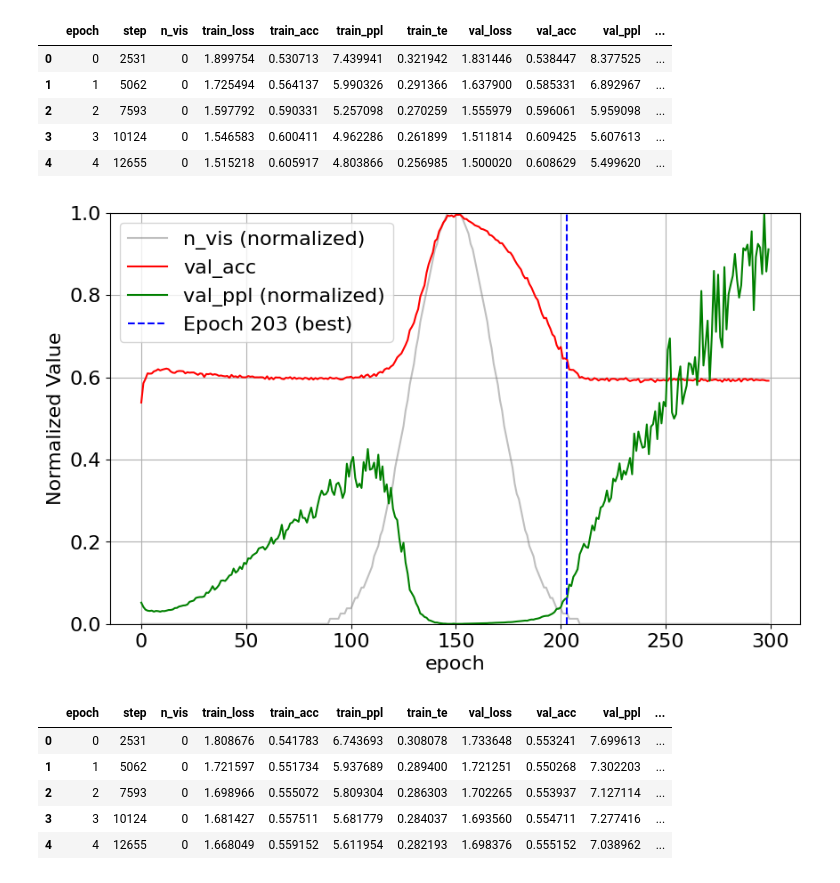
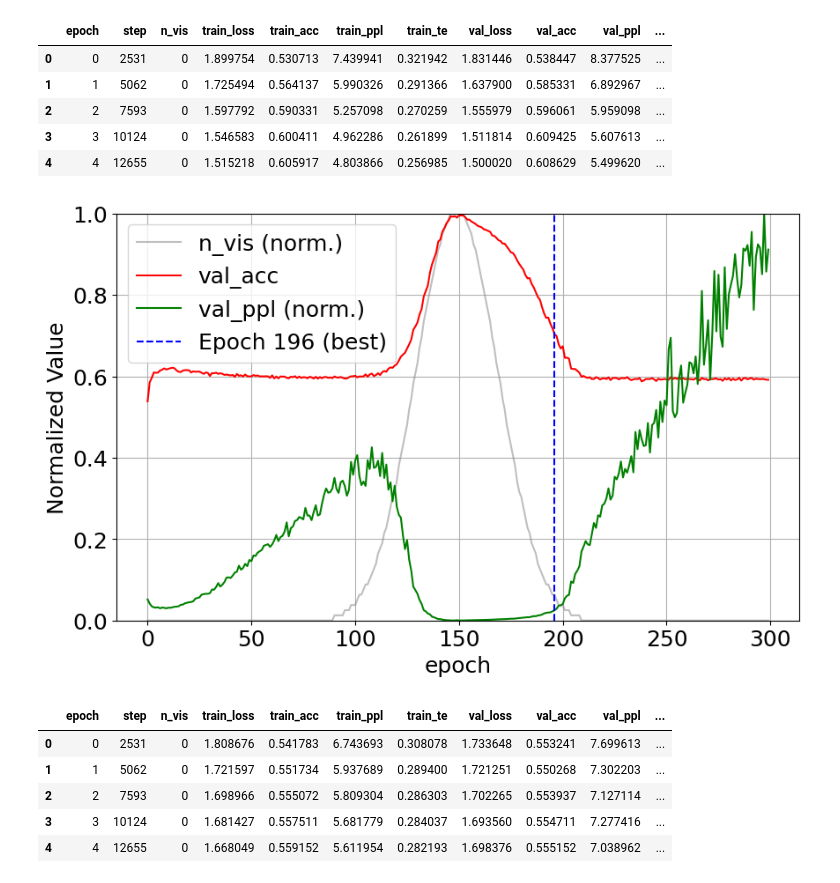
Before and after one commit to maximoskp/IdentityPreservingLatentGuidance, a Jupyter notebook: make_figs.ipynb, the cells around one changed output. Drawn from its saved outputs; the diff is of its cells as text; code cells hidden in the pictures.

```diff
--- a/make_figs.ipynb
+++ b/make_figs.ipynb
@@ -6,7 +6,7 @@ import seaborn as sns
 # %%
 os.makedirs('figs', exist_ok=True)
 # Increase font sizes
-plt.rcParams.update({'font.size': 16})
+plt.rcParams.update({'font.size': 18})
 # %%
 se_pre = pd.read_csv('results/SE/pretraining.csv')
 se_pre.head()
@@ -20,30 +20,30 @@ se_pre.head()
 # %%
 # Normalize n_vis to [0,1]
 n_vis_norm = (se_pre['n_vis'] - se_pre['n_vis'].min()) / (se_pre['n_vis'].max() - se_pre['n_vis'].min())
 
 # val_acc is already in [0,1]
 val_acc = se_pre['val_acc']
 
 # Normalize val_ppl to [0,1]
 val_ppl_norm = (se_pre['val_ppl'] - se_pre['val_ppl'].min()) / (se_pre['val_ppl'].max() - se_pre['val_ppl'].min())
 
 # Plot
 plt.figure(figsize=(10, 6))
-plt.plot(se_pre['epoch'], n_vis_norm, color='grey', alpha=0.5, label='n_vis (normalized)')
+plt.plot(se_pre['epoch'], n_vis_norm, color='grey', alpha=0.5, label='n_vis (norm.)')
 plt.plot(se_pre['epoch'], val_acc, color='red', label='val_acc')
-plt.plot(se_pre['epoch'], val_ppl_norm, color='green', label='val_ppl (normalized)')
-plt.plot([203,203], [0, 1], color='blue', linestyle='--', label='Epoch 203 (best)')
+plt.plot(se_pre['epoch'], val_ppl_norm, color='green', label='val_ppl (norm.)')
+plt.plot([196,196], [0, 1], color='blue', linestyle='--', label='Epoch 196 (best)')
 
 plt.xlabel('epoch')
 plt.ylabel('Normalized Value')
 plt.ylim(0, 1)
 # plt.title('Training Metrics Over Epochs')
 plt.legend()
 plt.grid(True)
 plt.savefig('figs/pre_se_metrics.png')
 plt.show()
 # %% [output]
-[figure, old version]
+[figure, new version]
 # %%
 ed_pre = pd.read_csv('results/ED/pretraining.csv')
 ed_pre.head()
```
Also changed, not shown: parts of 1 cell of this notebook, 34 other files.
